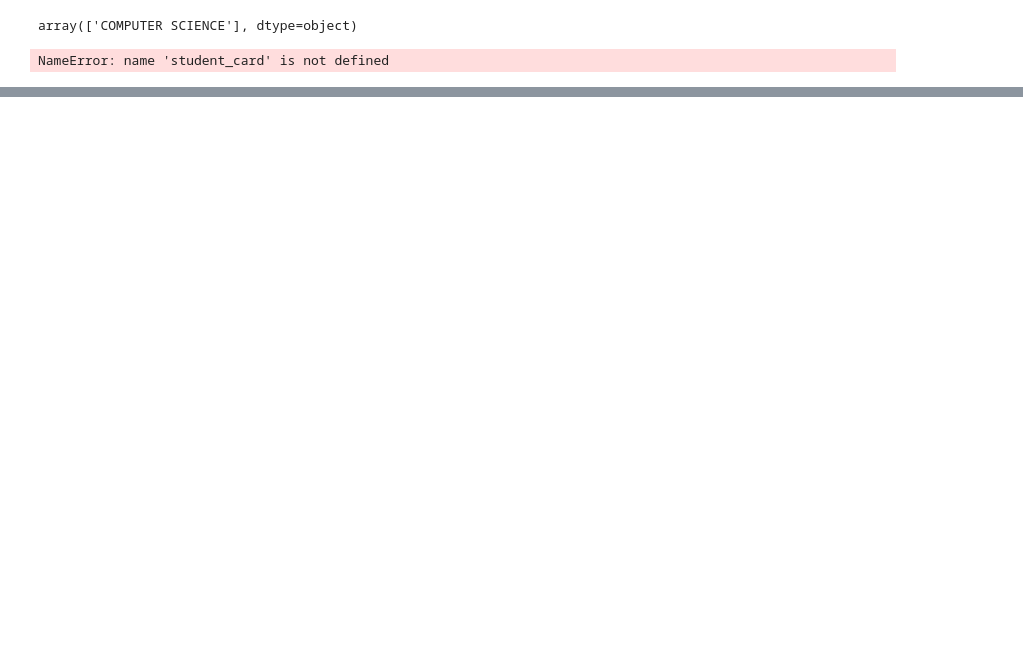
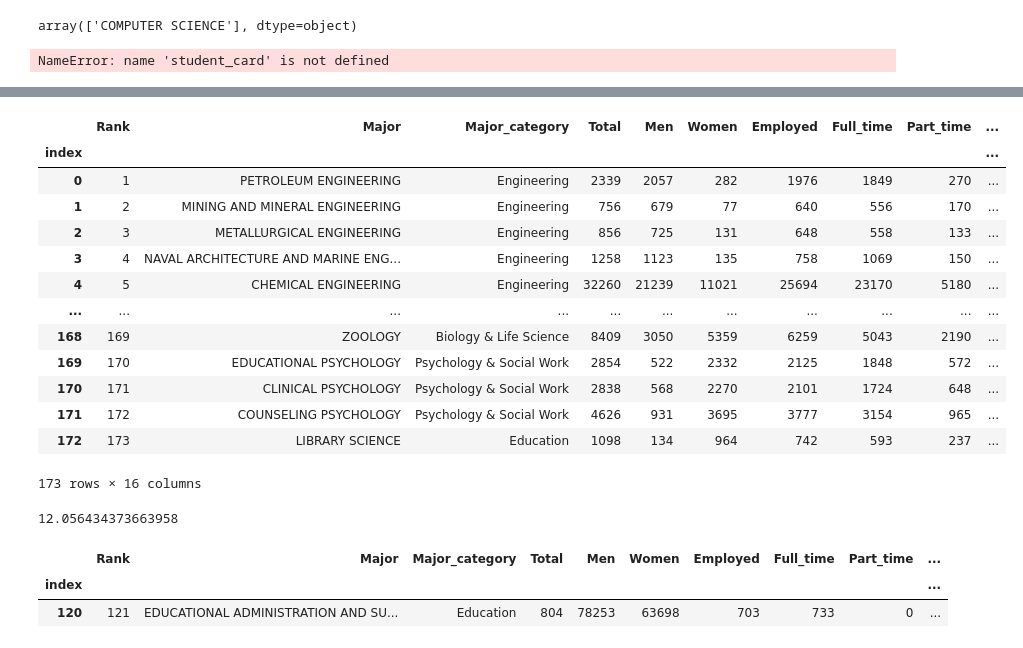
Before and after one commit to volfs01/College-Majors-and-their-Graduates_app, a Jupyter notebook: College-Majors-and-their-Graduates_app.ipynb, the cells around one changed output, grey strips where cells are left out. Saved outputs shown, nothing was run; the diff lists cells and outputs as text; code cells hidden in the pictures; blank space fills up the shorter version.

```diff
--- a/College-Majors-and-their-Graduates_app.ipynb
+++ b/College-Majors-and-their-Graduates_app.ipynb
@@ -241,0 +425,17 @@ Glyph 44032 (\N{HANGUL SYLLABLE GA}) missing from current font.
+# %%
+df_recent
+# %% [output]
+|  | Rank | Major | Major_category | Total | Men | Women | Employed | Full_time | Part_time | ... |
+| index |  |  |  |  |  |  |  |  |  | ... |
+| 0 | 1 | PETROLEUM ENGINEERING | Engineering | 2339 | 2057 | 282 | 1976 | 1849 | 270 | ... |
+| 1 | 2 | MINING AND MINERAL ENGINEERING | Engineering | 756 | 679 | 77 | 640 | 556 | 170 | ... |
+| 2 | 3 | METALLURGICAL ENGINEERING | Engineering | 856 | 725 | 131 | 648 | 558 | 133 | ... |
+| 3 | 4 | NAVAL ARCHITECTURE AND MARINE ENG... | Engineering | 1258 | 1123 | 135 | 758 | 1069 | 150 | ... |
+| 4 | 5 | CHEMICAL ENGINEERING | Engineering | 32260 | 21239 | 11021 | 25694 | 23170 | 5180 | ... |
+| ... | ... | ... | ... | ... | ... | ... | ... | ... | ... | ... |
+| 168 | 169 | ZOOLOGY | Biology & Life Science | 8409 | 3050 | 5359 | 6259 | 5043 | 2190 | ... |
+| 169 | 170 | EDUCATIONAL PSYCHOLOGY | Psychology & Social Work | 2854 | 522 | 2332 | 2125 | 1848 | 572 | ... |
+| 170 | 171 | CLINICAL PSYCHOLOGY | Psychology & Social Work | 2838 | 568 | 2270 | 2101 | 1724 | 648 | ... |
+| 171 | 172 | COUNSELING PSYCHOLOGY | Psychology & Social Work | 4626 | 931 | 3695 | 3777 | 3154 | 965 | ... |
+| 172 | 173 | LIBRARY SCIENCE | Education | 1098 | 134 | 964 | 742 | 593 | 237 | ... |
+173 rows × 16 columns
@@ -241,0 +444,4 @@ Glyph 44032 (\N{HANGUL SYLLABLE GA}) missing from current font.
+# %%
+282 / 2339 * 100
+# %% [output]
+12.056434373663958
@@ -241,0 +454,6 @@ Glyph 44032 (\N{HANGUL SYLLABLE GA}) missing from current font.
+# %%
+df_recent.loc[df_recent['man_ratio'].max() == df_recent['man_ratio'] , : ]
+# %% [output]
+|  | Rank | Major | Major_category | Total | Men | Women | Employed | Full_time | Part_time | ... |
+| index |  |  |  |  |  |  |  |  |  | ... |
+| 120 | 121 | EDUCATIONAL ADMINISTRATION AND SU... | Education | 804 | 78253 | 63698 | 703 | 733 | 0 | ... |
```
Also changed, not shown: parts of 46 cells of this notebook, 3 other files.
